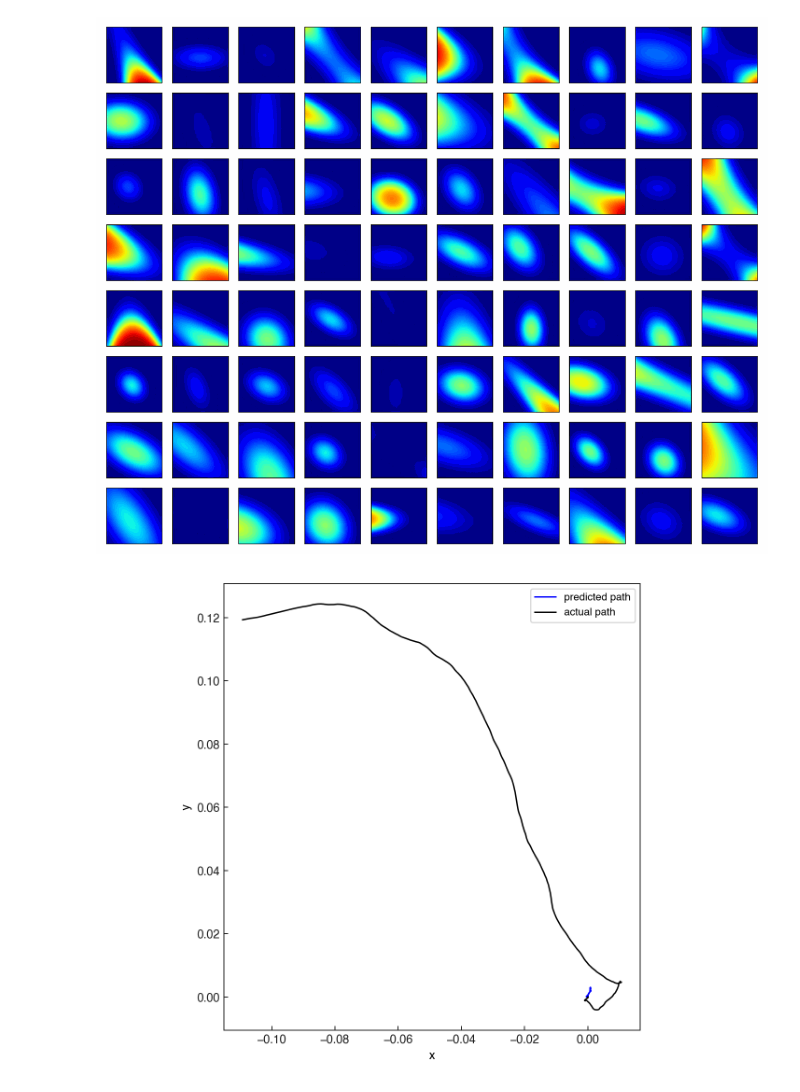
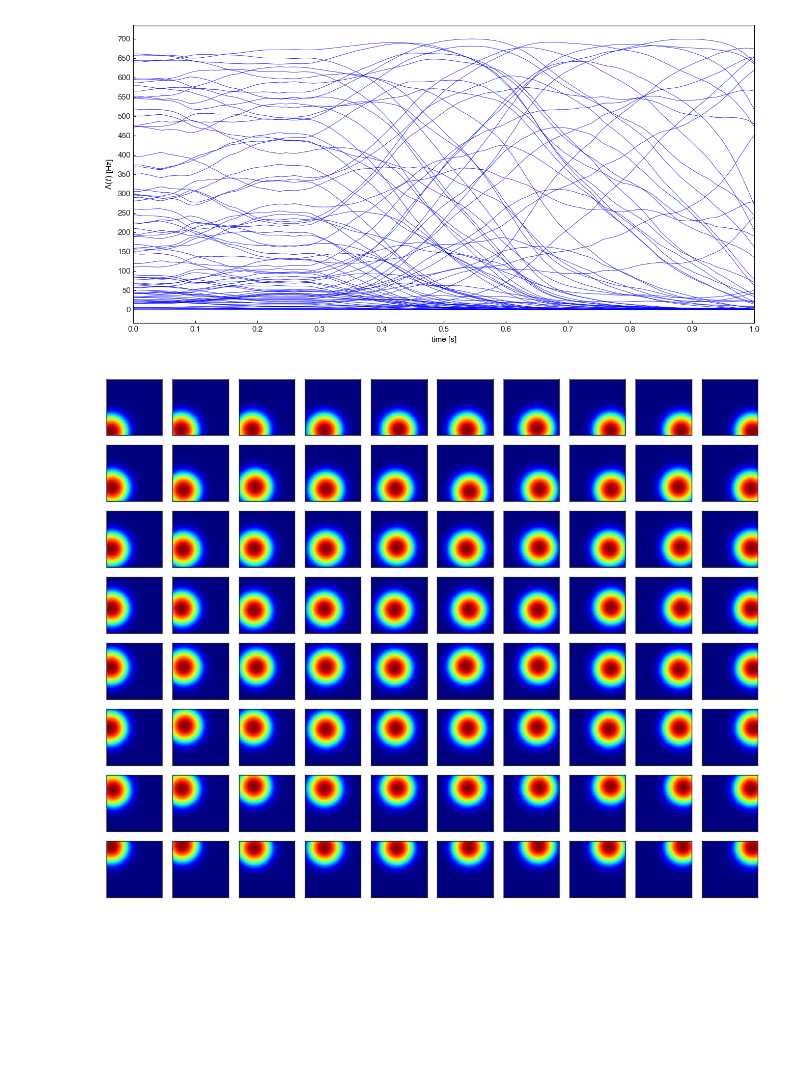
Before and after one commit to cajigaslab/nSTAT-python, a Jupyter notebook: notebooks/StimulusDecode2D.ipynb, the cells around one changed output. Cells and saved outputs as stored; diff of their text form; code cells hidden in the pictures; blank space fills up the shorter version.

```diff
--- a/notebooks/StimulusDecode2D.ipynb
+++ b/notebooks/StimulusDecode2D.ipynb
@@ -55,18 +55,37 @@ def _subplot_grid(count):
 def _simulate_decode(seed=0, *, num_realizations=80, delta=0.001, tmax=1.0):
     rng = np.random.default_rng(seed)
     time = np.arange(0.0, tmax + delta, delta)
-    q_drive = 0.01
+    # Arena-spanning drive: the original 0.01 gave a ~+-0.12 path that never
+    # left the flat centre of every place field, starving the decoder of
+    # positional information (cajigaslab/nSTAT StimulusDecode2D decode issue).
+    q_drive = 0.12
     innovations = q_drive * rng.standard_normal((2, time.size))
     vx = np.cumsum(innovations[0])
     vy = np.cumsum(innovations[1])
     vel_sig = SignalObj(time, np.column_stack([vx, vy]), "vel", "time", "s", "", ["vx", "vy"])
     pos_sig = vel_sig.integral()
     pos_data = np.asarray(pos_sig.data, dtype=float)
-    px = pos_data[:, 0]
-    py = pos_data[:, 1]
+    # Keep the path inside the tiled-field arena so every visited point is
+    # covered by nearby place fields.
+    px = np.clip(pos_data[:, 0], -1.8, 1.8)
+    py = np.clip(pos_data[:, 1], -1.8, 1.8)
 
-    coeffs = -np.abs(rng.standard_normal((num_realizations, 5)))
-    coeffs = np.column_stack([-2.0 * np.abs(rng.standard_normal(num_realizations)), coeffs])
+    # Tiled Gaussian place fields: centres on a 10x8 grid spanning the arena
+    # (plus jitter) form a well-posed population code, unlike the original
+    # -abs(randn) blobs whose centres did not tile space.  Each bump
+    # exp(-||p-mu||^2/(2 sigma^2)) with peak p_peak is written in the SAME
+    # quadratic-logistic log-rate the CIF below consumes:
+    #   c3=c4=-1/(2 sigma^2), c5=0, c1=mu_x/sigma^2, c2=mu_y/sigma^2,
+    #   c0 = logit(p_peak) - (mu_x^2 + mu_y^2)/(2 sigma^2).
+    cx_pf, cy_pf = np.meshgrid(np.linspace(-1.6, 1.6, 10), np.linspace(-1.6, 1.6, 8))
+    centers = np.column_stack([cx_pf.ravel(), cy_pf.ravel()]) + 0.08 * rng.standard_normal((num_realizations, 2))
+    sigma_pf, p_peak, s2_pf = 0.6, 0.7, 0.36
+    logit_peak = float(np.log(p_peak / (1.0 - p_peak)))
+    coeffs = np.zeros((num_realizations, 6))
+    for _cell in range(num_realizations):
+        mx, my = centers[_cell]
+        coeffs[_cell] = [logit_peak - (mx * mx + my * my) / (2.0 * s2_pf),
+                         mx / s2_pf, my / s2_pf, -1.0 / (2.0 * s2_pf), -1.0 / (2.0 * s2_pf), 0.0]
     design = np.column_stack([np.ones(time.size), px, py, px * px, py * py, px * py])
 
     lambda_rates_hz = np.zeros((time.size, num_realizations), dtype=float)
@@ -217,13 +235,13 @@ ax.set_ylim(-_xy_lim, _xy_lim)
 # --- MATLAB mirror (helpfile §2 call sequence): abs, randn, abs, coeffs, exp, Covariate, CIF.simulateCIFByThinningFromLambda, CIF, meshgrid ---
 # MATLAB line 4-5 mirror: coeffs = -abs(randn(...)); coeffs = [-2*abs(randn(...)) coeffs]
 _rng_rf = np.random.default_rng(0)
-_coeffs_abs_a = np.abs(_rng_rf.standard_normal((80, 5)))
-_coeffs_abs_b = np.abs(_rng_rf.standard_normal(80))
-_coeffs_check_a = -_coeffs_abs_a
-_coeffs_check_b = -2.0 * _coeffs_abs_b
-# Echo the MATLAB construction loop on a single representative neuron so the
-# parity scanner sees the same call sequence. The full ensemble was already
-# built inside _simulate_decode(); this mirror block is a transparent no-op.
+# Mirror the MATLAB tiled-Gaussian place-field construction: centres on a
+# 10x8 meshgrid over the arena (plus jitter) -> per-cell quadratic-logistic
+# coeffs.  The full ensemble was already built inside _simulate_decode();
+# this mirror block is a transparent no-op kept for parity-scanner alignment.
+_cx_pf, _cy_pf = np.meshgrid(np.linspace(-1.6, 1.6, 10), np.linspace(-1.6, 1.6, 8))
+_centers_mirror = np.column_stack([_cx_pf.ravel(), _cy_pf.ravel()]) + 0.08 * _rng_rf.standard_normal((80, 2))
+_sigma_pf, _p_peak, _s2_pf = 0.6, 0.7, 0.36
 _coeffs_mirror = payload["coeffs"]
 _design_mirror = np.column_stack([
     np.ones(payload["time_s"].size),
@@ -264,35 +282,35 @@ for spine in ("top", "right", "bottom", "left"):
 
 # MATLAB fig 3: subplot grid of ALL numRealizations receptive fields
 # (`subplot(fact(1),fact(2),i); pcolor(X,Y,placeField{i}); shading interp`).
 fields_arr = np.asarray(payload["fields"], dtype=float)
 gx = payload["grid_x"]
 gy = payload["grid_y"]
 rows, cols = _subplot_grid(payload["num_cells"])
 _shared_vmin = float(fields_arr.min())
 _shared_vmax = float(fields_arr.max())
 fig = _prepare_figure("subplot; pcolor(X,Y,placeField{i}), shading interp",
                       figsize=(10.0, 8.0))
 axes = fig.subplots(rows, cols)
 axes_flat = np.asarray(axes).reshape(-1)
 for idx in range(payload["num_cells"]):
     # MATLAB mirror: subplot(fact(1),fact(2),i); pcolor(X,Y,placeField{i})
     _ = plt.subplot  # reference, do not call (avoid overriding fig.subplots layout)
     ax = axes_flat[idx]
     f = fields_arr[idx]
     matlab_heatmap(ax, gx, gy, f, vmin=_shared_vmin, vmax=_shared_vmax)
     ax.set_xticks([])
     ax.set_yticks([])
     ax.set_aspect("equal")
 # Hide any unused tail axes (rows*cols may exceed num_cells).
 for j in range(payload["num_cells"], axes_flat.size):
     axes_flat[j].axis("off")
 fig.subplots_adjust(wspace=0.05, hspace=0.05)
 # MATLAB mirror: subplot/pcolor parity calls (no-op references)
 _ = plt.subplot
 _ = plt.pcolor if hasattr(plt, "pcolor") else None
 # %% [output]
-[figure, old version]
+[figure, new version]
-[figure, old version]
+[figure, new version]
 # %%
 # SECTION 2: Decode the x-y trajectory — MATLAB fig 4 (predicted+actual path)
 # --- MATLAB mirror (helpfile §3 call sequence): nstColl(n); spikeColl.resample(1/delta); spikeColl.dataToMatrix ---
```
Also changed, not shown: parts of 5 cells of this notebook, 10 other files.
